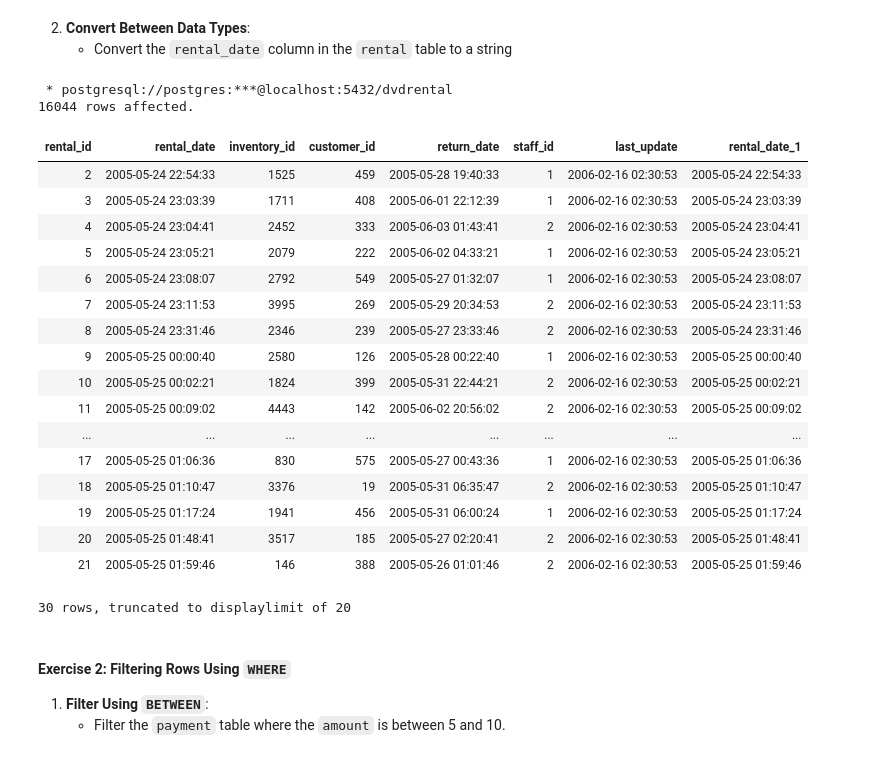
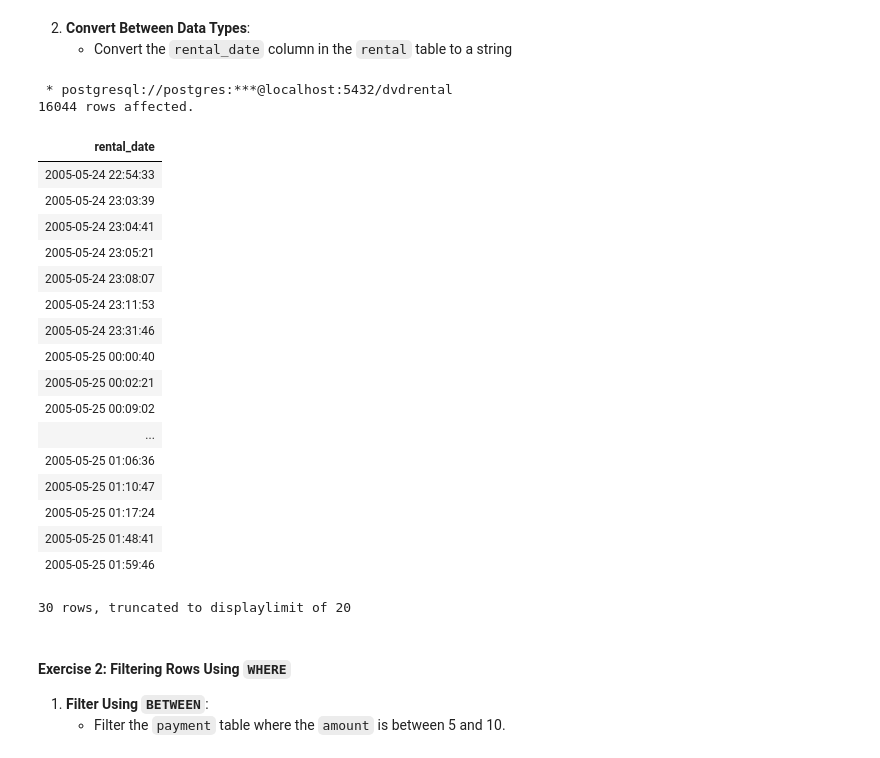
Before and after one commit to TRU-DASC/dasc5410-worksheet3-xiexin2024, a Jupyter notebook: worksheet3.ipynb, the cells around one changed output. Drawn from its saved outputs; the diff is of its cells as text; code cells hidden in the pictures.

```diff
--- a/worksheet3.ipynb
+++ b/worksheet3.ipynb
@@ -72,27 +72,27 @@ where
    - Convert the `rental_date` column in the `rental` table to a string
 # %%
 %%sql
-  select *,rental_date:: TEXT from rental;
+  select rental_date:: TEXT from rental;
 # %% [output]
  * postgresql://postgres:***@localhost:5432/dvdrental
 16044 rows affected.
-| rental_id | rental_date | inventory_id | customer_id | return_date | staff_id | last_update | rental_date_1 |
-| 2 | 2005-05-24 22:54:33 | 1525 | 459 | 2005-05-28 19:40:33 | 1 | 2006-02-16 02:30:53 | 2005-05-24 22:54:33 |
-| 3 | 2005-05-24 23:03:39 | 1711 | 408 | 2005-06-01 22:12:39 | 1 | 2006-02-16 02:30:53 | 2005-05-24 23:03:39 |
-| 4 | 2005-05-24 23:04:41 | 2452 | 333 | 2005-06-03 01:43:41 | 2 | 2006-02-16 02:30:53 | 2005-05-24 23:04:41 |
-| 5 | 2005-05-24 23:05:21 | 2079 | 222 | 2005-06-02 04:33:21 | 1 | 2006-02-16 02:30:53 | 2005-05-24 23:05:21 |
-| 6 | 2005-05-24 23:08:07 | 2792 | 549 | 2005-05-27 01:32:07 | 1 | 2006-02-16 02:30:53 | 2005-05-24 23:08:07 |
-| 7 | 2005-05-24 23:11:53 | 3995 | 269 | 2005-05-29 20:34:53 | 2 | 2006-02-16 02:30:53 | 2005-05-24 23:11:53 |
-| 8 | 2005-05-24 23:31:46 | 2346 | 239 | 2005-05-27 23:33:46 | 2 | 2006-02-16 02:30:53 | 2005-05-24 23:31:46 |
-| 9 | 2005-05-25 00:00:40 | 2580 | 126 | 2005-05-28 00:22:40 | 1 | 2006-02-16 02:30:53 | 2005-05-25 00:00:40 |
-| 10 | 2005-05-25 00:02:21 | 1824 | 399 | 2005-05-31 22:44:21 | 2 | 2006-02-16 02:30:53 | 2005-05-25 00:02:21 |
-| 11 | 2005-05-25 00:09:02 | 4443 | 142 | 2005-06-02 20:56:02 | 2 | 2006-02-16 02:30:53 | 2005-05-25 00:09:02 |
-| ... | ... | ... | ... | ... | ... | ... | ... |
-| 17 | 2005-05-25 01:06:36 | 830 | 575 | 2005-05-27 00:43:36 | 1 | 2006-02-16 02:30:53 | 2005-05-25 01:06:36 |
-| 18 | 2005-05-25 01:10:47 | 3376 | 19 | 2005-05-31 06:35:47 | 2 | 2006-02-16 02:30:53 | 2005-05-25 01:10:47 |
-| 19 | 2005-05-25 01:17:24 | 1941 | 456 | 2005-05-31 06:00:24 | 1 | 2006-02-16 02:30:53 | 2005-05-25 01:17:24 |
-| 20 | 2005-05-25 01:48:41 | 3517 | 185 | 2005-05-27 02:20:41 | 2 | 2006-02-16 02:30:53 | 2005-05-25 01:48:41 |
-| 21 | 2005-05-25 01:59:46 | 146 | 388 | 2005-05-26 01:01:46 | 2 | 2006-02-16 02:30:53 | 2005-05-25 01:59:46 |
+| rental_date |
+| 2005-05-24 22:54:33 |
+| 2005-05-24 23:03:39 |
+| 2005-05-24 23:04:41 |
+| 2005-05-24 23:05:21 |
+| 2005-05-24 23:08:07 |
+| 2005-05-24 23:11:53 |
+| 2005-05-24 23:31:46 |
+| 2005-05-25 00:00:40 |
+| 2005-05-25 00:02:21 |
+| 2005-05-25 00:09:02 |
+| ... |
+| 2005-05-25 01:06:36 |
+| 2005-05-25 01:10:47 |
+| 2005-05-25 01:17:24 |
+| 2005-05-25 01:48:41 |
+| 2005-05-25 01:59:46 |
 30 rows, truncated to displaylimit of 20
 # %% [markdown]
 
```
